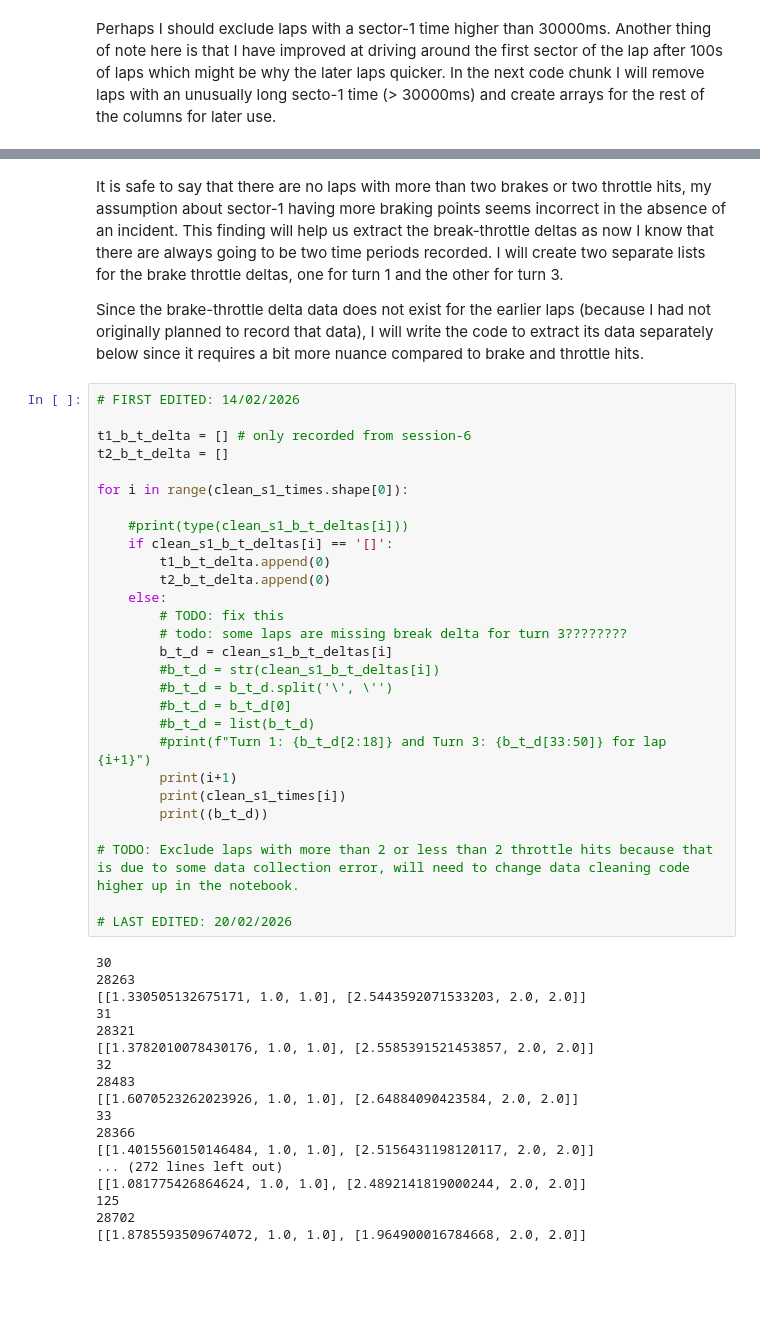
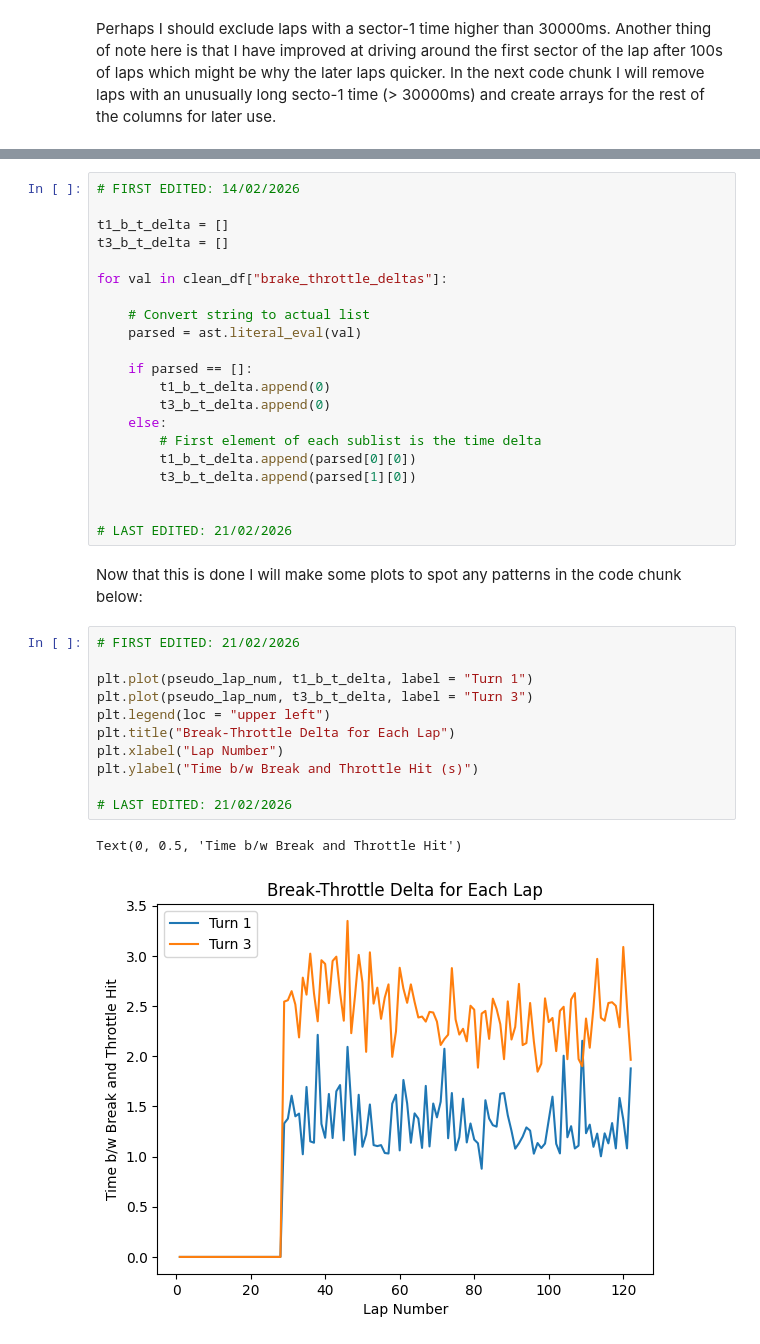
Before and after one commit to Prachet06/F1-Optimized-Cornering-Project, a Jupyter notebook: Code/Data Analysis Notebook.ipynb, the cells around one changed output, grey strips where cells are left out. Drawn from its saved outputs; the diff is of its cells as text; blank space fills up the shorter version.

Commit message:
Did some data analysis.

```diff
--- a/Code/Data Analysis Notebook.ipynb
+++ b/Code/Data Analysis Notebook.ipynb
@@ -143,50 +124,37 @@ plt.show()
-# %% [markdown]
-It is safe to say that there are no laps with more than two brakes or two throttle hits, my assumption about sector-1 having more braking points seems incorrect in the absence of an incident. This finding will help us extract the break-throttle deltas as now I know that there are always going to be two time periods recorded. I will create two separate lists for the brake throttle deltas, one for turn 1 and the other for turn 3.
-
-Since the brake-throttle delta data does not exist for the earlier laps (because I had not originally planned to record that data), I will write the code to extract its data separately below since it requires a bit more nuance compared to brake and throttle hits.
 # %%
 # FIRST EDITED: 14/02/2026
 
-t1_b_t_delta = [] # only recorded from session-6
-t2_b_t_delta = []
+t1_b_t_delta = []
+t3_b_t_delta = []
 
-for i in range(clean_s1_times.shape[0]):
+for val in clean_df["brake_throttle_deltas"]:
 
-    #print(type(clean_s1_b_t_deltas[i]))
-    if clean_s1_b_t_deltas[i] == '[]':
+    # Convert string to actual list
+    parsed = ast.literal_eval(val)
+
+    if parsed == []:
         t1_b_t_delta.append(0)
-        t2_b_t_delta.append(0)
+        t3_b_t_delta.append(0)
     else:
-        # TODO: fix this
-        # todo: some laps are missing break delta for turn 3????????
-        b_t_d = clean_s1_b_t_deltas[i]
-        #b_t_d = str(clean_s1_b_t_deltas[i])
-        #b_t_d = b_t_d.split('\', \'')
-        #b_t_d = b_t_d[0]
-        #b_t_d = list(b_t_d)
-        #print(f"Turn 1: {b_t_d[2:18]} and Turn 3: {b_t_d[33:50]} for lap {i+1}")
-        print(i+1)
-        print(clean_s1_times[i])
-        print((b_t_d))
+        # First element of each sublist is the time delta
+        t1_b_t_delta.append(parsed[0][0])
+        t3_b_t_delta.append(parsed[1][0])
 
-# TODO: Exclude laps with more than 2 or less than 2 throttle hits because that is due to some data collection error, will need to change data cleaning code higher up in the notebook.
 
-# LAST EDITED: 20/02/2026
+# LAST EDITED: 21/02/2026
-# %% [output]
-30
-28263
-[[1.330505132675171, 1.0, 1.0], [2.5443592071533203, 2.0, 2.0]]
-31
-28321
-[[1.3782010078430176, 1.0, 1.0], [2.5585391521453857, 2.0, 2.0]]
-32
-28483
-[[1.6070523262023926, 1.0, 1.0], [2.64884090423584, 2.0, 2.0]]
-33
-28366
-[[1.4015560150146484, 1.0, 1.0], [2.5156431198120117, 2.0, 2.0]]
-... (272 lines left out)
-[[1.081775426864624, 1.0, 1.0], [2.4892141819000244, 2.0, 2.0]]
-125
-28702
-[[1.8785593509674072, 1.0, 1.0], [1.964900016784668, 2.0, 2.0]]
+# %% [markdown]
+Now that this is done I will make some plots to spot any patterns in the code chunk below:
+# %%
+# FIRST EDITED: 21/02/2026
+
+plt.plot(pseudo_lap_num, t1_b_t_delta, label = "Turn 1")
+plt.plot(pseudo_lap_num, t3_b_t_delta, label = "Turn 3")
+plt.legend(loc = "upper left")
+plt.title("Break-Throttle Delta for Each Lap")
+plt.xlabel("Lap Number")
+plt.ylabel("Time b/w Break and Throttle Hit (s)")
+
+# LAST EDITED: 21/02/2026
+# %% [output]
+Text(0, 0.5, 'Time b/w Break and Throttle Hit')
+[figure, added]
```
Also changed, not shown: parts of 6 cells of this notebook.
